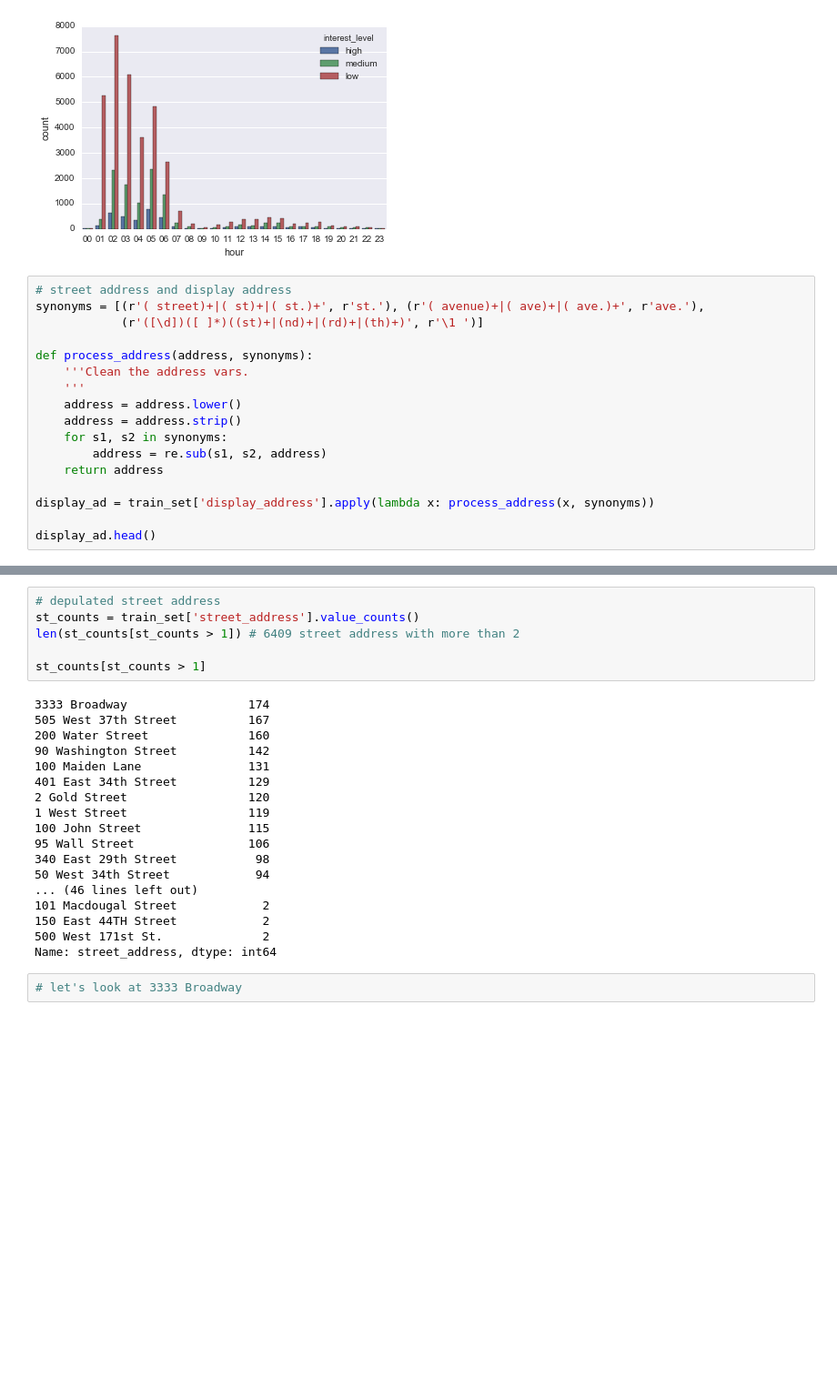
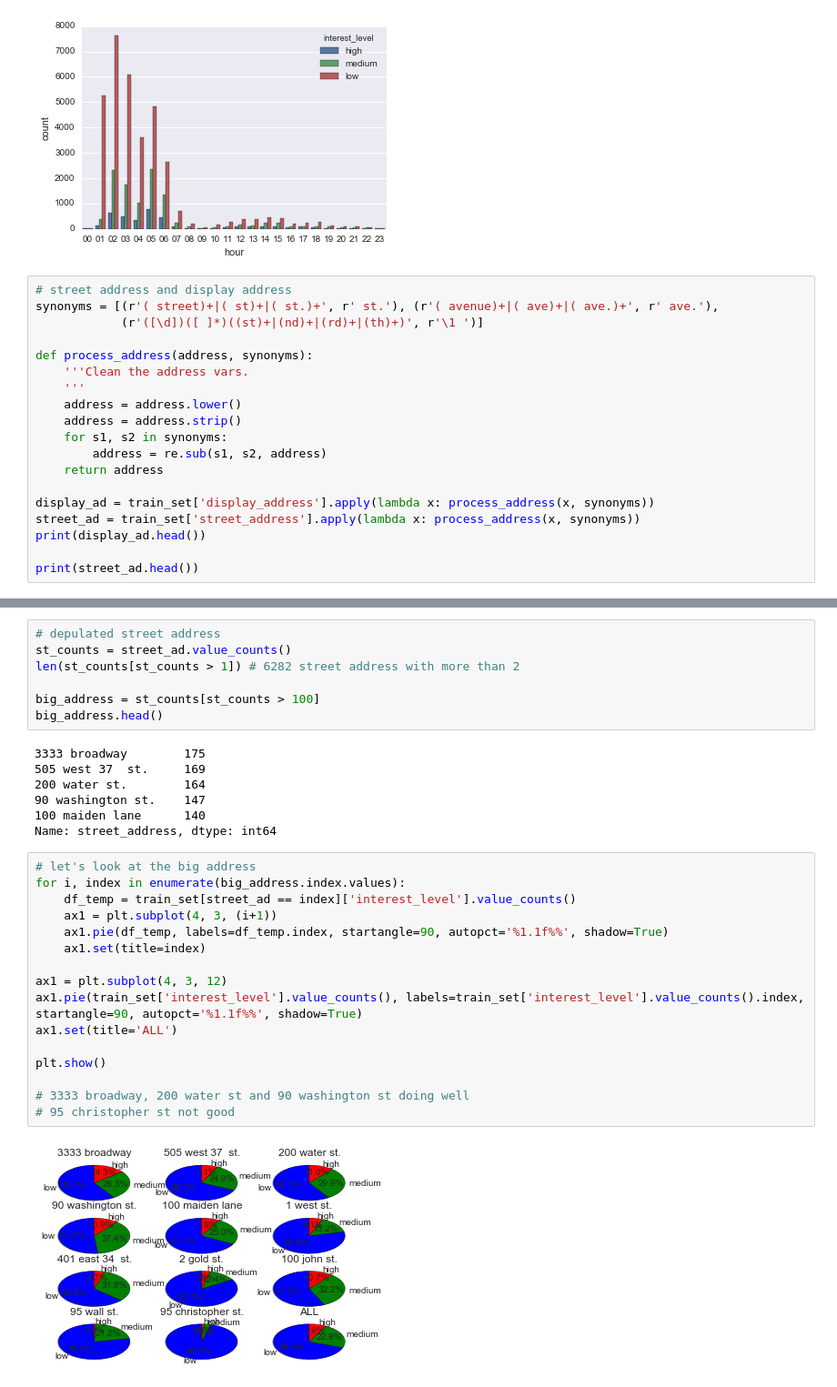
Before and after one commit to al825/Reatal_List_Classification, a Jupyter notebook: rental_list_classification.ipynb, the cells around one changed output, grey strips where cells are left out. Shown at 91% size. Saved outputs shown, nothing was run; the diff lists cells and outputs as text; blank space fills up the shorter version.

Commit message:
Investigate street address with over 100 lists.

```diff
--- a/rental_list_classification.ipynb
+++ b/rental_list_classification.ipynb
@@ -637,7 +637,7 @@ sns.countplot(x=df_date['hour'], hue=train_set['interest_level'], hue_order=('hi
 [figure]
 # %%
 # street address and display address
-synonyms = [(r'( street)+|( st)+|( st.)+', r'st.'), (r'( avenue)+|( ave)+|( ave.)+', r'ave.'),
+synonyms = [(r'( street)+|( st)+|( st.)+', r' st.'), (r'( avenue)+|( ave)+|( ave.)+', r' ave.'),
             (r'([\d])([ ]*)((st)+|(nd)+|(rd)+|(th)+)', r'\1 ')]
 
 def process_address(address, synonyms):
@@ -650,6 +650,8 @@ def process_address(address, synonyms):
     return address
 
 display_ad = train_set['display_address'].apply(lambda x: process_address(x, synonyms))
+street_ad = train_set['street_address'].apply(lambda x: process_address(x, synonyms))
+print(display_ad.head())
 
-display_ad.head()
+print(street_ad.head())
 # %% [output]
@@ -662,26 +670,32 @@ Name: display_address, dtype: object
 # %%
 # depulated street address
-st_counts = train_set['street_address'].value_counts()
-len(st_counts[st_counts > 1]) # 6409 street address with more than 2
+st_counts = street_ad.value_counts()
+len(st_counts[st_counts > 1]) # 6282 street address with more than 2
 
-st_counts[st_counts > 1]
+big_address = st_counts[st_counts > 100]
+big_address.head()
 # %% [output]
-3333 Broadway                 174
-505 West 37th Street          167
-200 Water Street              160
-90 Washington Street          142
-100 Maiden Lane               131
-401 East 34th Street          129
-2 Gold Street                 120
-1 West Street                 119
-100 John Street               115
-95 Wall Street                106
-340 East 29th Street           98
-50 West 34th Street            94
-... (46 lines left out)
-101 Macdougal Street            2
-150 East 44TH Street            2
-500 West 171st St.              2
+3333 broadway        175
+505 west 37  st.     169
+200 water st.        164
+90 washington st.    147
+100 maiden lane      140
 Name: street_address, dtype: int64
-# %%
-# let's look at 3333 Broadway
+# %%
+# let's look at the big address
+for i, index in enumerate(big_address.index.values):
+    df_temp = train_set[street_ad == index]['interest_level'].value_counts()
+    ax1 = plt.subplot(4, 3, (i+1))
+    ax1.pie(df_temp, labels=df_temp.index, startangle=90, autopct='%1.1f%%', shadow=True)
+    ax1.set(title=index)
+
+ax1 = plt.subplot(4, 3, 12)
+ax1.pie(train_set['interest_level'].value_counts(), labels=train_set['interest_level'].value_counts().index, startangle=90, autopct='%1.1f%%', shadow=True)
+ax1.set(title='ALL')
+
+plt.show()
+
+# 3333 broadway, 200 water st and 90 washington st doing well
+# 95 christopher st not good
+# %% [output]
+[figure, added]
```
Also changed, not shown: parts of 4 cells of this notebook.
